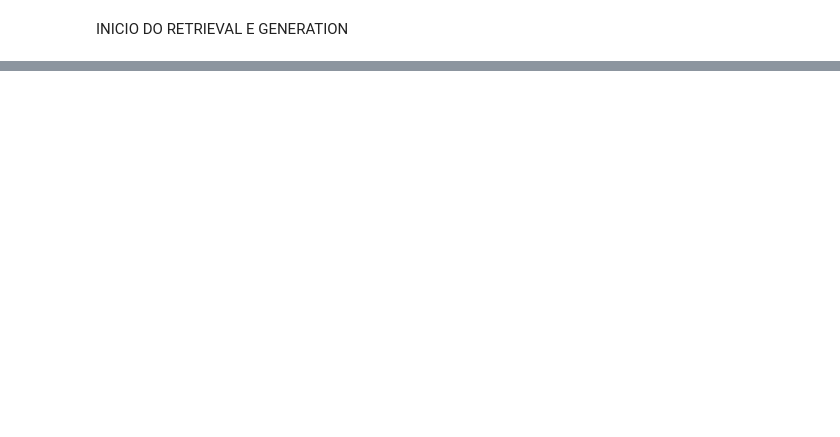
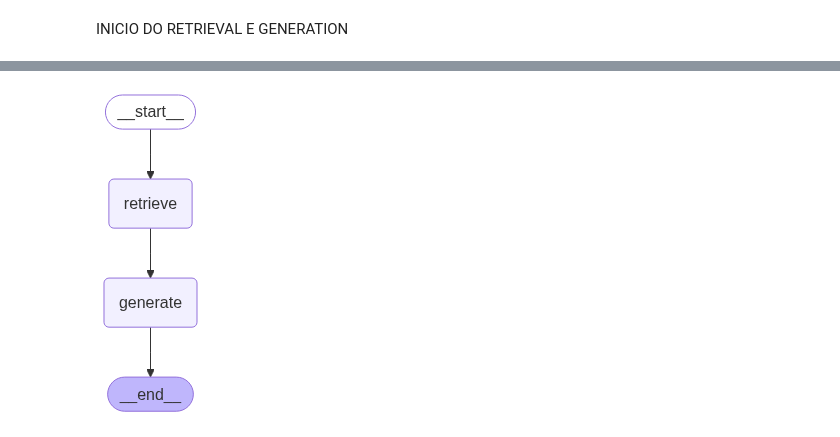
Before and after one commit to Gioborges20/Projeto-FS, a Jupyter notebook: teste.ipynb, the cells around one changed output, grey strips where cells are left out. Drawn from its saved outputs; the diff is of its cells as text; code cells hidden in the pictures; blank space fills up the shorter version.

```diff
--- a/teste.ipynb
+++ b/teste.ipynb
@@ -42,4 +63,8 @@ llm = init_chat_model("mistral-small-2503", model_provider = "mistralai")
 embeddings = HuggingFaceEmbeddings(model_name = "sentence-transformers/all-mpnet-base-v2")
 # %%
-# vector in-memory
-vector_store = InMemoryVectorStore(embeddings)
+# Vector store chroma, database por diretório
+vector_store = Chroma(
+    collection_name="exames_extraidos",
+    embedding_function=embeddings,
+    persist_directory="C:/JupyterNotebook/RAG/rag_chroma_db",  # Caminho do diretório que vai conter os embeddings
+)
@@ -222,0 +227,7 @@ ACR-BIRADS® categoria 5."""}, stream_mode="updates"
+# %%
+# LangGraph pra acompanhar o RAG
+from IPython.display import Image, display
+
+display(Image(graph.get_graph().draw_mermaid_png()))
+# %% [output]
+[figure, added]
```
Also changed, not shown: parts of 16 cells of this notebook.
